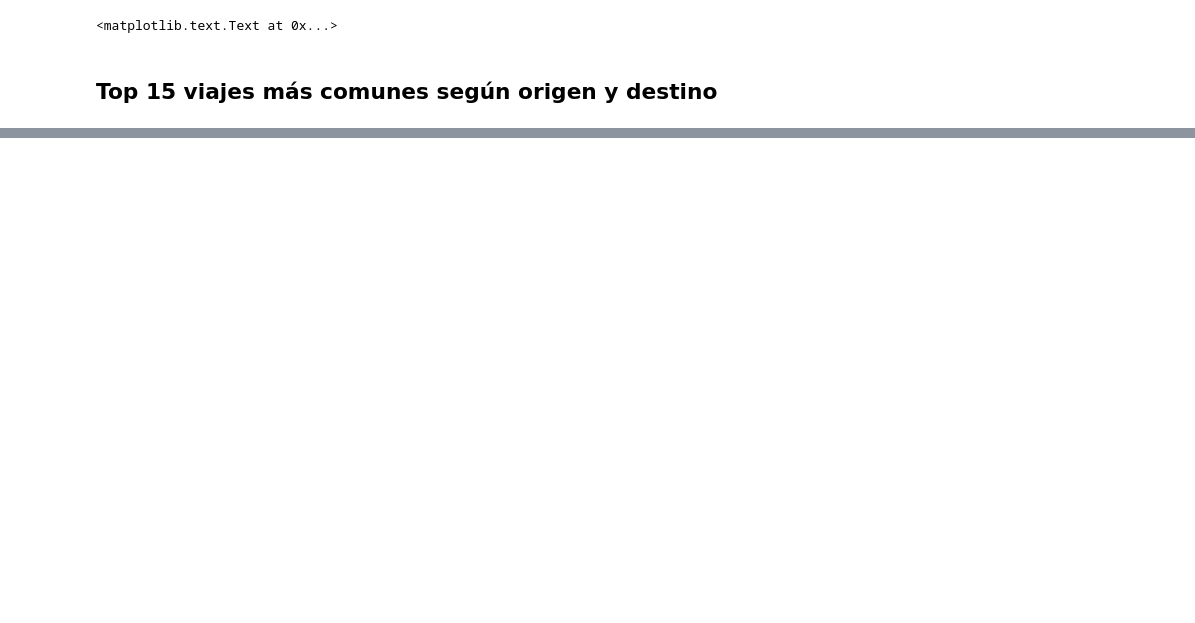
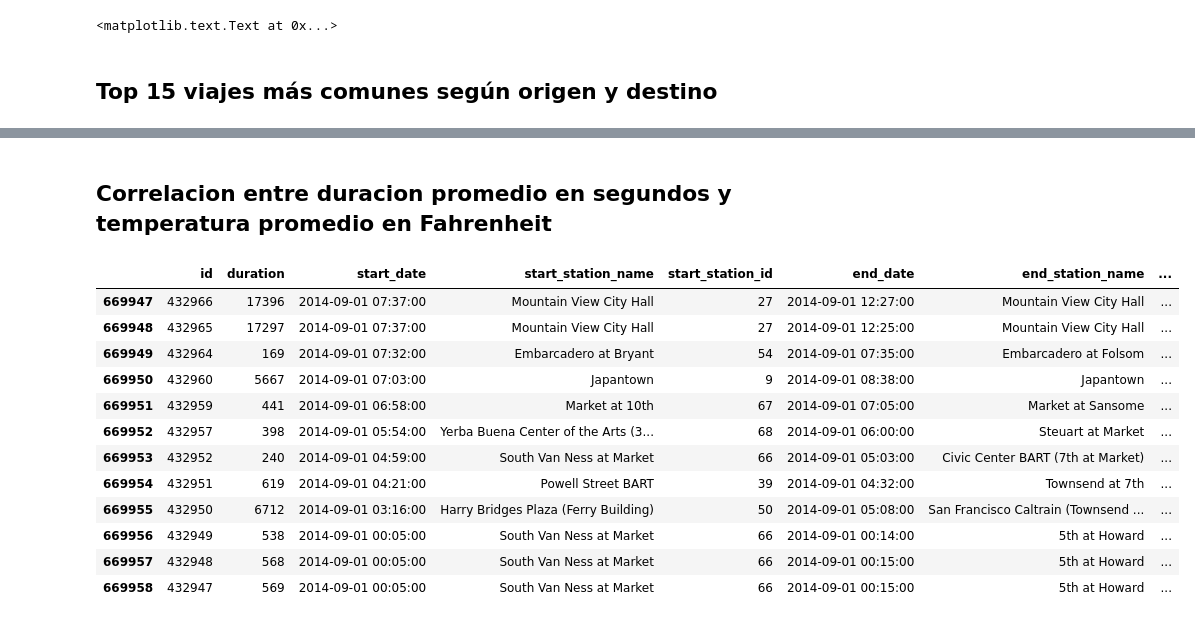
Before and after one commit to agustinpalmeira/TP-BicycleRental, a Jupyter notebook: tp1 - A.E trips.ipynb, the cells around one changed output, grey strips where cells are left out. Drawn from its saved outputs; the diff is of its cells as text; code cells hidden in the pictures; blank space fills up the shorter version.

```diff
--- a/tp1 - A.E trips.ipynb
+++ b/tp1 - A.E trips.ipynb
@@ -110,3 +116,24 @@ See the caveats in the documentation: http://pandas.pydata.org/pandas-docs/stabl
 [interactive output not drawn]
 [interactive output not drawn]
 <matplotlib.text.Text at 0x...>
+# %% [markdown]
+## Correlacion entre duracion promedio en segundos y temperatura promedio en Fahrenheit
+# %%
+# Para filtrar aquellos viajes que duran menos de 24 hs (menos de 86400 segundos)
+trips_menos_1 = trips.loc[trips.duration < 86400,:]
+
+trips_menos_1.tail(12)
+# %% [output]
+|  | id | duration | start_date | start_station_name | start_station_id | end_date | end_station_name | ... |
+| 669947 | 432966 | 17396 | 2014-09-01 07:37:00 | Mountain View City Hall | 27 | 2014-09-01 12:27:00 | Mountain View City Hall | ... |
+| 669948 | 432965 | 17297 | 2014-09-01 07:37:00 | Mountain View City Hall | 27 | 2014-09-01 12:25:00 | Mountain View City Hall | ... |
+| 669949 | 432964 | 169 | 2014-09-01 07:32:00 | Embarcadero at Bryant | 54 | 2014-09-01 07:35:00 | Embarcadero at Folsom | ... |
+| 669950 | 432960 | 5667 | 2014-09-01 07:03:00 | Japantown | 9 | 2014-09-01 08:38:00 | Japantown | ... |
+| 669951 | 432959 | 441 | 2014-09-01 06:58:00 | Market at 10th | 67 | 2014-09-01 07:05:00 | Market at Sansome | ... |
+| 669952 | 432957 | 398 | 2014-09-01 05:54:00 | Yerba Buena Center of the Arts (3... | 68 | 2014-09-01 06:00:00 | Steuart at Market | ... |
+| 669953 | 432952 | 240 | 2014-09-01 04:59:00 | South Van Ness at Market | 66 | 2014-09-01 05:03:00 | Civic Center BART (7th at Market) | ... |
+| 669954 | 432951 | 619 | 2014-09-01 04:21:00 | Powell Street BART | 39 | 2014-09-01 04:32:00 | Townsend at 7th | ... |
+| 669955 | 432950 | 6712 | 2014-09-01 03:16:00 | Harry Bridges Plaza (Ferry Building) | 50 | 2014-09-01 05:08:00 | San Francisco Caltrain (Townsend ... | ... |
+| 669956 | 432949 | 538 | 2014-09-01 00:05:00 | South Van Ness at Market | 66 | 2014-09-01 00:14:00 | 5th at Howard | ... |
+| 669957 | 432948 | 568 | 2014-09-01 00:05:00 | South Van Ness at Market | 66 | 2014-09-01 00:15:00 | 5th at Howard | ... |
+| 669958 | 432947 | 569 | 2014-09-01 00:05:00 | South Van Ness at Market | 66 | 2014-09-01 00:15:00 | 5th at Howard | ... |
```
Also changed, not shown: parts of 11 cells of this notebook.
